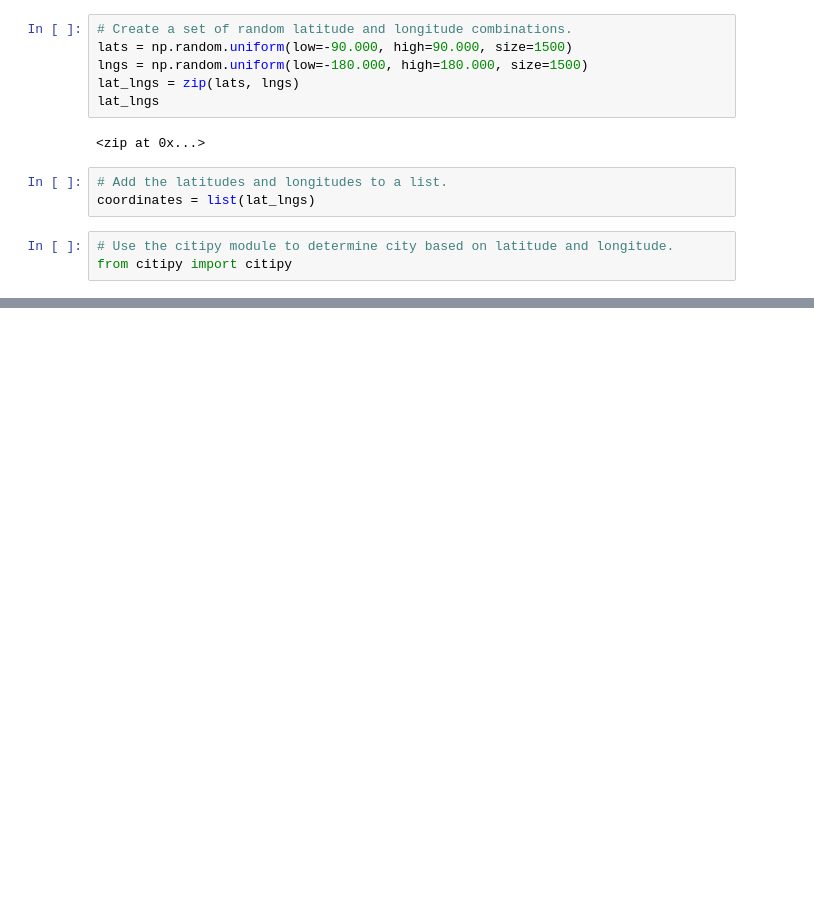
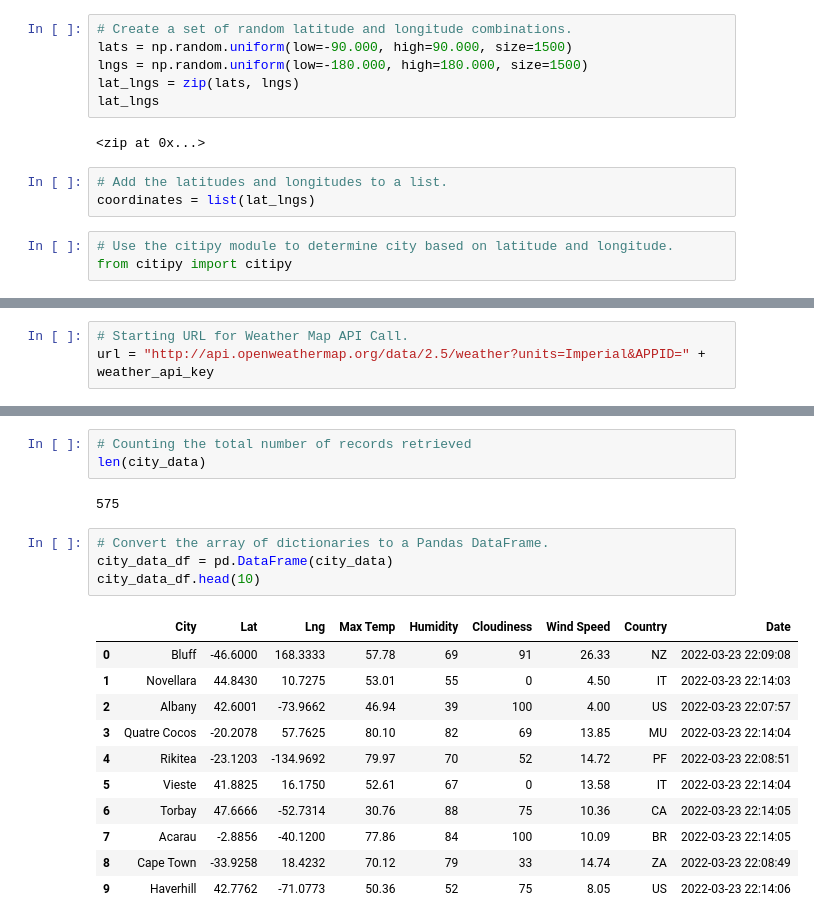
Before and after one commit to Zarif601/World_Weather_Analysis, a Jupyter notebook: WeatherPy.ipynb, the cells around one changed output, grey strips where cells are left out. Drawn from its saved outputs; the diff is of its cells as text; blank space fills up the shorter version.

Commit message:
Updated the WeatherPy file.

```diff
--- a/WeatherPy.ipynb
+++ b/WeatherPy.ipynb
@@ -35,0 +42,3 @@ len(cities)
+# %%
+# Starting URL for Weather Map API Call.
+url = "http://api.openweathermap.org/data/2.5/weather?units=Imperial&APPID=" + weather_api_key
@@ -35,0 +136,21 @@ len(cities)
+# %%
+# Counting the total number of records retrieved
+len(city_data)
+# %% [output]
+575
+# %%
+# Convert the array of dictionaries to a Pandas DataFrame.
+city_data_df = pd.DataFrame(city_data)
+city_data_df.head(10)
+# %% [output]
+|  | City | Lat | Lng | Max Temp | Humidity | Cloudiness | Wind Speed | Country | Date |
+| 0 | Bluff | -46.6000 | 168.3333 | 57.78 | 69 | 91 | 26.33 | NZ | 2022-03-23 22:09:08 |
+| 1 | Novellara | 44.8430 | 10.7275 | 53.01 | 55 | 0 | 4.50 | IT | 2022-03-23 22:14:03 |
+| 2 | Albany | 42.6001 | -73.9662 | 46.94 | 39 | 100 | 4.00 | US | 2022-03-23 22:07:57 |
+| 3 | Quatre Cocos | -20.2078 | 57.7625 | 80.10 | 82 | 69 | 13.85 | MU | 2022-03-23 22:14:04 |
+| 4 | Rikitea | -23.1203 | -134.9692 | 79.97 | 70 | 52 | 14.72 | PF | 2022-03-23 22:08:51 |
+| 5 | Vieste | 41.8825 | 16.1750 | 52.61 | 67 | 0 | 13.58 | IT | 2022-03-23 22:14:04 |
+| 6 | Torbay | 47.6666 | -52.7314 | 30.76 | 88 | 75 | 10.36 | CA | 2022-03-23 22:14:05 |
+| 7 | Acarau | -2.8856 | -40.1200 | 77.86 | 84 | 100 | 10.09 | BR | 2022-03-23 22:14:05 |
+| 8 | Cape Town | -33.9258 | 18.4232 | 70.12 | 79 | 33 | 14.74 | ZA | 2022-03-23 22:08:49 |
+| 9 | Haverhill | 42.7762 | -71.0773 | 50.36 | 52 | 75 | 8.05 | US | 2022-03-23 22:14:06 |
```
Also changed, not shown: parts of 6 cells of this notebook, 3 other files.
